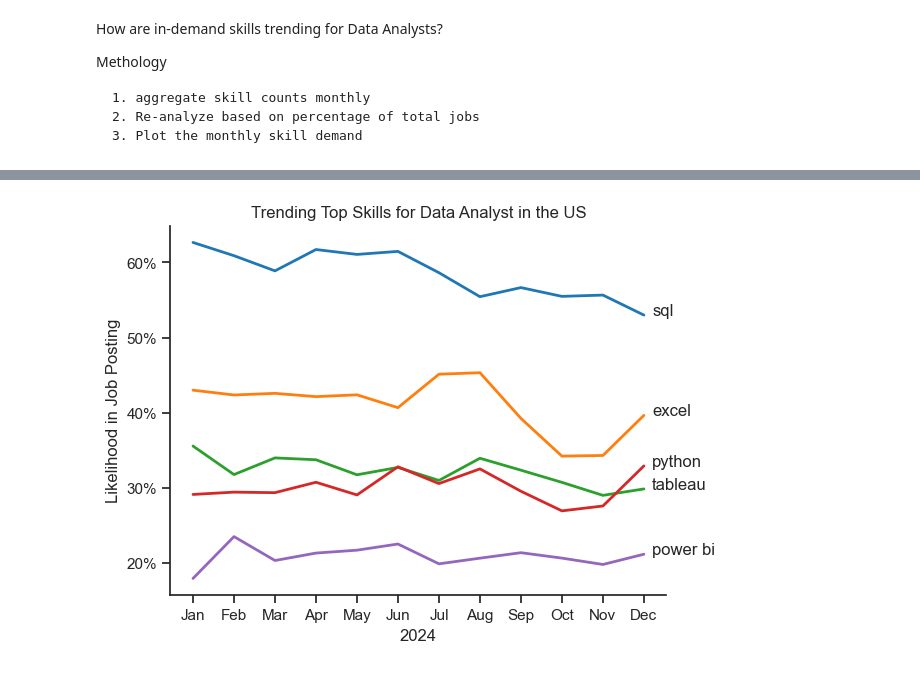
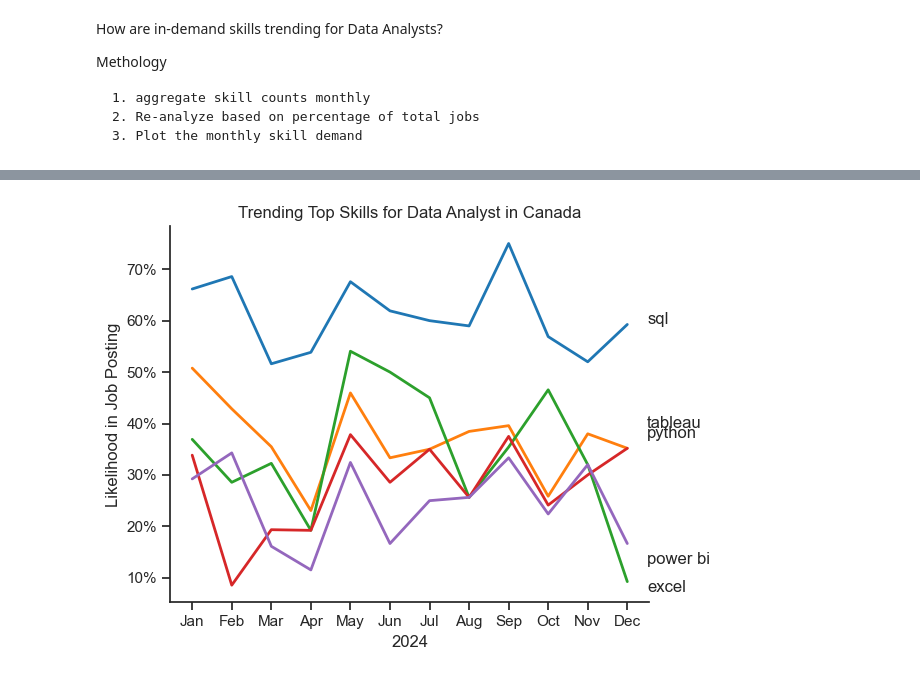
Before and after one commit to Cuishine/Python_Data_Project, a Jupyter notebook: 3_Project/3_Skills_Trend.ipynb, the cells around one changed output, grey strips where cells are left out. Drawn from its saved outputs; the diff is of its cells as text; code cells hidden in the pictures.

```diff
--- a/3_Project/3_Skills_Trend.ipynb
+++ b/3_Project/3_Skills_Trend.ipynb
@@ -28,3 +30,4 @@ df_DA_US['job_posted_month_no'] = df_DA_US['job_posted_date'].dt.month
 # %%
-df_DA_US_explode = df_DA_US.explode('job_skills')
+# df_DA_US_explode = df_DA_US.explode('job_skills')
+df_DA_CA_explode = df_DA_CA.explode('job_skills')
 # %%
@@ -58,5 +72,5 @@ df_DA_US_pivot
 # %%
-DA_Totals = df_DA_US.groupby('job_posted_month_no').size()
+DA_Totals = df_DA_CA.groupby('job_posted_month_no').size()
 
 DA_Totals
 # %% [output]
@@ -76,6 +90,6 @@ job_posted_month_no
 dtype: int64
 # %%
-df_DA_US_persent = df_DA_US_pivot.div(DA_Totals/100, axis=0)
+df_DA_CA_percent = df_DA_CA_pivot.div(DA_Totals/100, axis=0)
 
-df_DA_US_persent
+df_DA_CA_percent
 # %% [output]
@@ -97,8 +111,8 @@ df_DA_US_persent
 # %%
-df_DA_US_persent = df_DA_US_persent.reset_index()
-df_DA_US_persent['job_posted_month'] = df_DA_US_persent['job_posted_month_no'].apply(lambda x: pd.to_datetime(str(x), format='%m').strftime('%b'))
-df_DA_US_persent = df_DA_US_persent.set_index('job_posted_month')
-df_DA_US_persent = df_DA_US_persent.drop('job_posted_month_no', axis=1)
+df_DA_CA_percent = df_DA_CA_percent.reset_index()
+df_DA_CA_percent['job_posted_month'] = df_DA_CA_percent['job_posted_month_no'].apply(lambda x: pd.to_datetime(str(x), format='%m').strftime('%b'))
+df_DA_CA_percent = df_DA_CA_percent.set_index('job_posted_month')
+df_DA_CA_percent = df_DA_CA_percent.drop('job_posted_month_no', axis=1)
 
-df_DA_US_persent
+df_DA_CA_percent
 # %% [output]
@@ -120,26 +134,32 @@ df_DA_US_persent
 # %%
 from matplotlib.ticker import PercentFormatter
 
-df_plot = df_DA_US_persent.iloc[:, :5]
+df_plot = df_DA_CA_percent.iloc[:, :5]
 
 sns.lineplot(data=df_plot, dashes =False,palette="tab10", linewidth=2)
 sns.set_theme(style="ticks", palette="pastel")
 sns.despine()
 
 
-plt.title('Trending Top Skills for Data Analyst in the US')
+plt.title('Trending Top Skills for Data Analyst in Canada')
 plt.ylabel('Likelihood in Job Posting')
 plt.xlabel('2024')
 plt.legend().remove()
 
 
 ax = plt.gca()
 ax.yaxis.set_major_formatter(PercentFormatter(decimals=0))
 
+# Offset values for each label to avoid overlap
+offsets = [0, 2, -2, 4, -4]  # Adjust these values as needed
 
 for i in range(5):
-    plt.text(11.2, df_plot.iloc[-1, i], df_plot.columns[i])
-
+    plt.text(
+        11.5,
+        df_plot.iloc[-1, i] + offsets[i],  # Add offset to y position
+        df_plot.columns[i]
+    )
+plt.tight_layout()
 plt.show()
 # %% [output]
-[figure, old version]
+[figure, new version]
```
Also changed, not shown: parts of 10 cells of this notebook.
